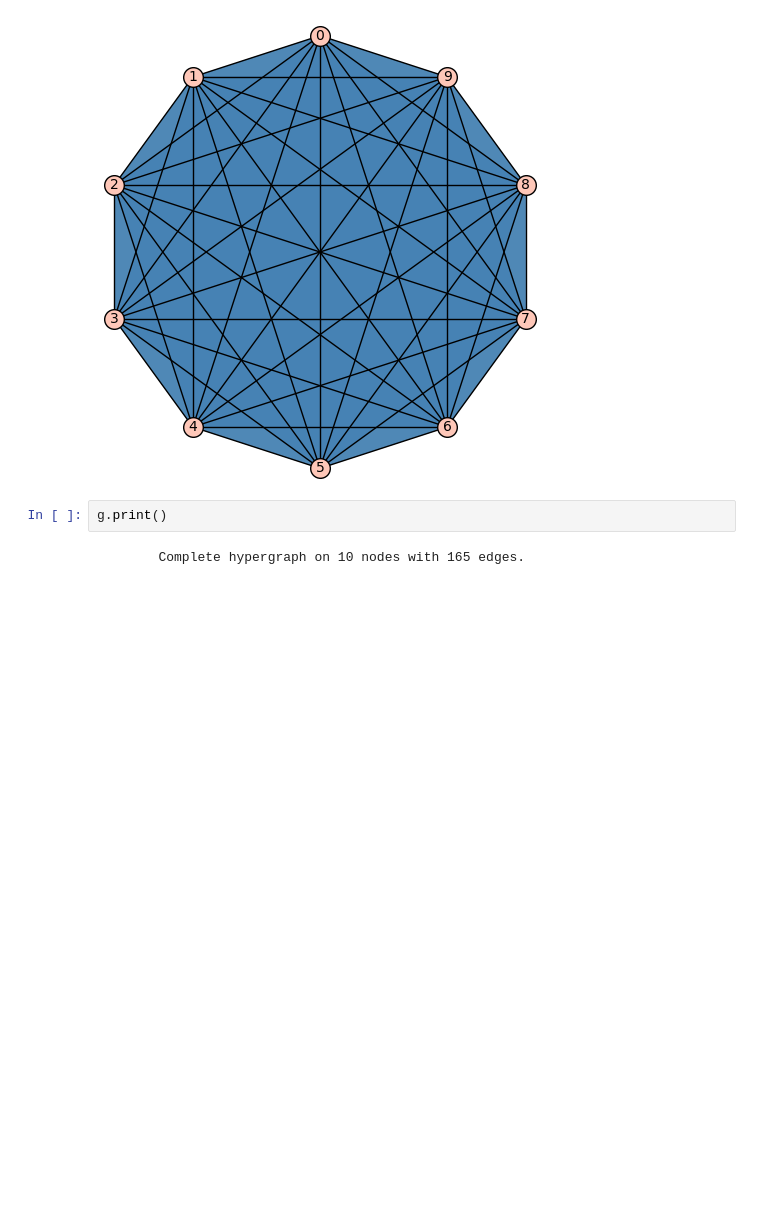
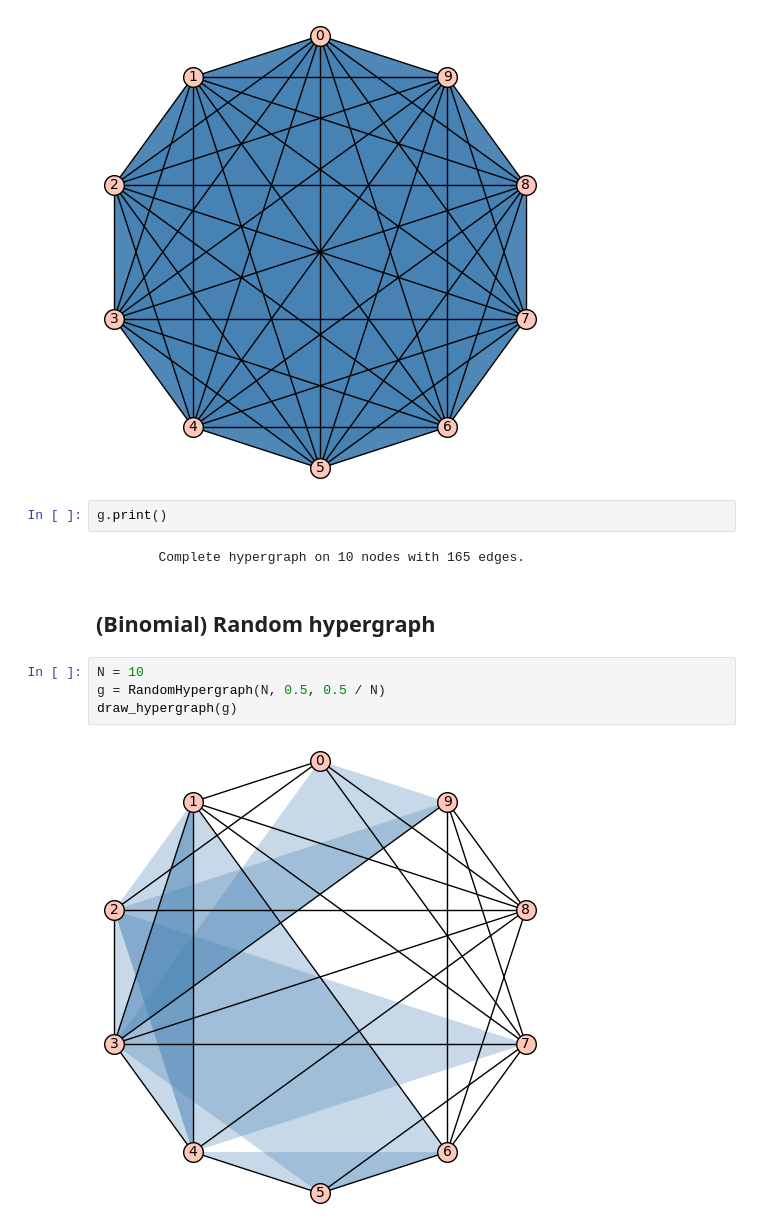
Before and after one commit to markolalovic/higher-order-contagion, a Jupyter notebook: notebooks/hypergraph-types.ipynb, the cells around one changed output. Cells and saved outputs as stored; diff of their text form; blank space fills up the shorter version.

```diff
--- a/notebooks/hypergraph-types.ipynb
+++ b/notebooks/hypergraph-types.ipynb
@@ -58,3 +58,11 @@ draw_hypergraph(g)
 g.print()
 # %% [output]
         Complete hypergraph on 10 nodes with 165 edges.
+# %% [markdown]
+## (Binomial) Random hypergraph
+# %%
+N = 10
+g = RandomHypergraph(N, 0.5, 0.5 / N)
+draw_hypergraph(g)
+# %% [output]
+[figure, added]
```
Also changed, not shown: parts of 1 cell of this notebook, 1 other file.
